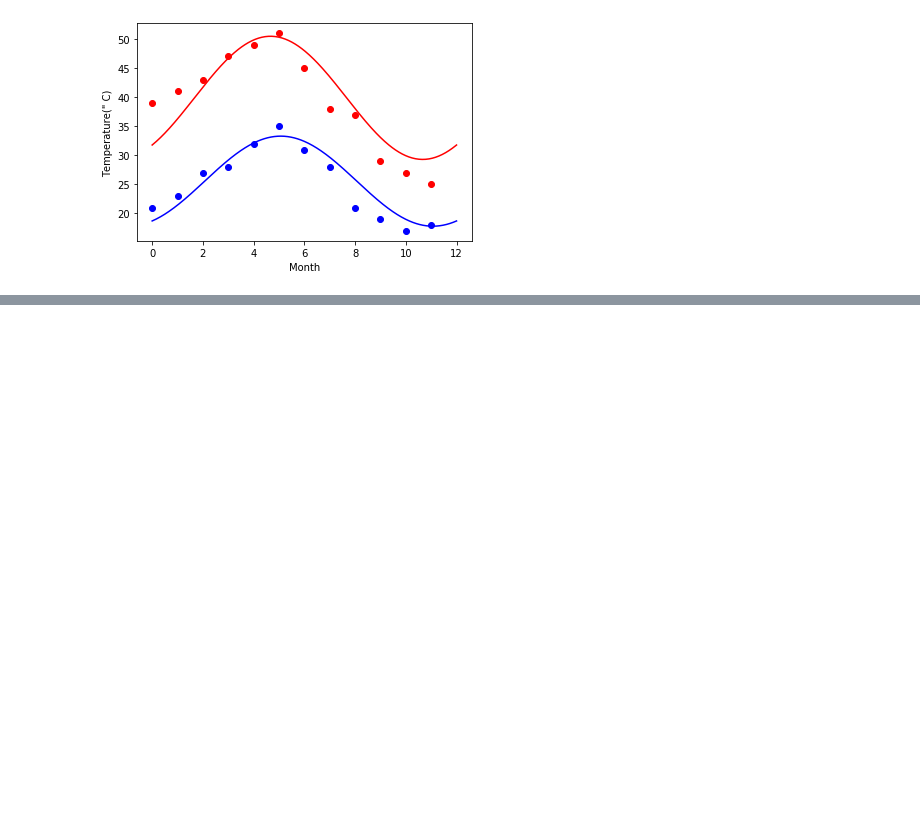
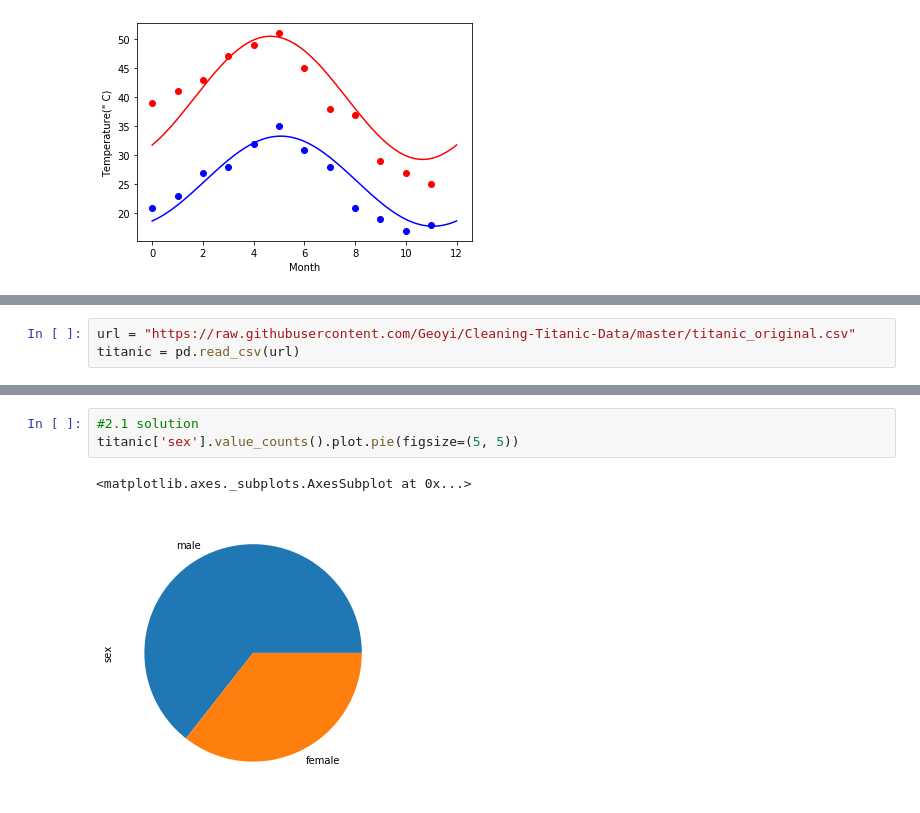
Before and after one commit to gireeshk-jpmc/iNeuron, a Jupyter notebook: Assignments/Assignment 7.2 - matplotlib.ipynb, the cells around one changed output, grey strips where cells are left out. Cells and saved outputs as stored; diff of their text form; blank space fills up the shorter version.

```diff
--- a/Assignments/Assignment 7.2 - matplotlib.ipynb
+++ b/Assignments/Assignment 7.2 - matplotlib.ipynb
@@ -44,0 +58,3 @@ Text(0, 0.5, 'Temperature(" C)')
+# %%
+url = "https://raw.githubusercontent.com/Geoyi/Cleaning-Titanic-Data/master/titanic_original.csv"
+titanic = pd.read_csv(url)
@@ -44,0 +70,6 @@ Text(0, 0.5, 'Temperature(" C)')
+# %%
+#2.1 solution
+titanic['sex'].value_counts().plot.pie(figsize=(5, 5))
+# %% [output]
+<matplotlib.axes._subplots.AxesSubplot at 0x...>
+[figure, added]
```
Also changed, not shown: parts of 4 cells of this notebook.
